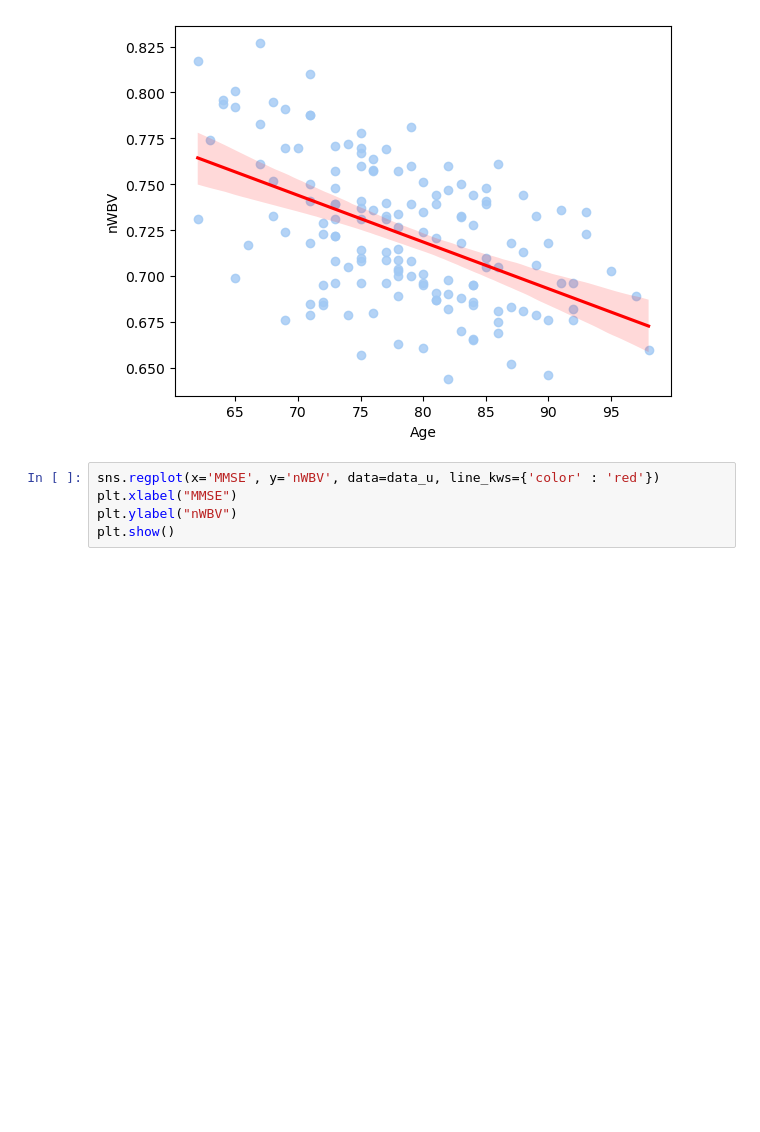
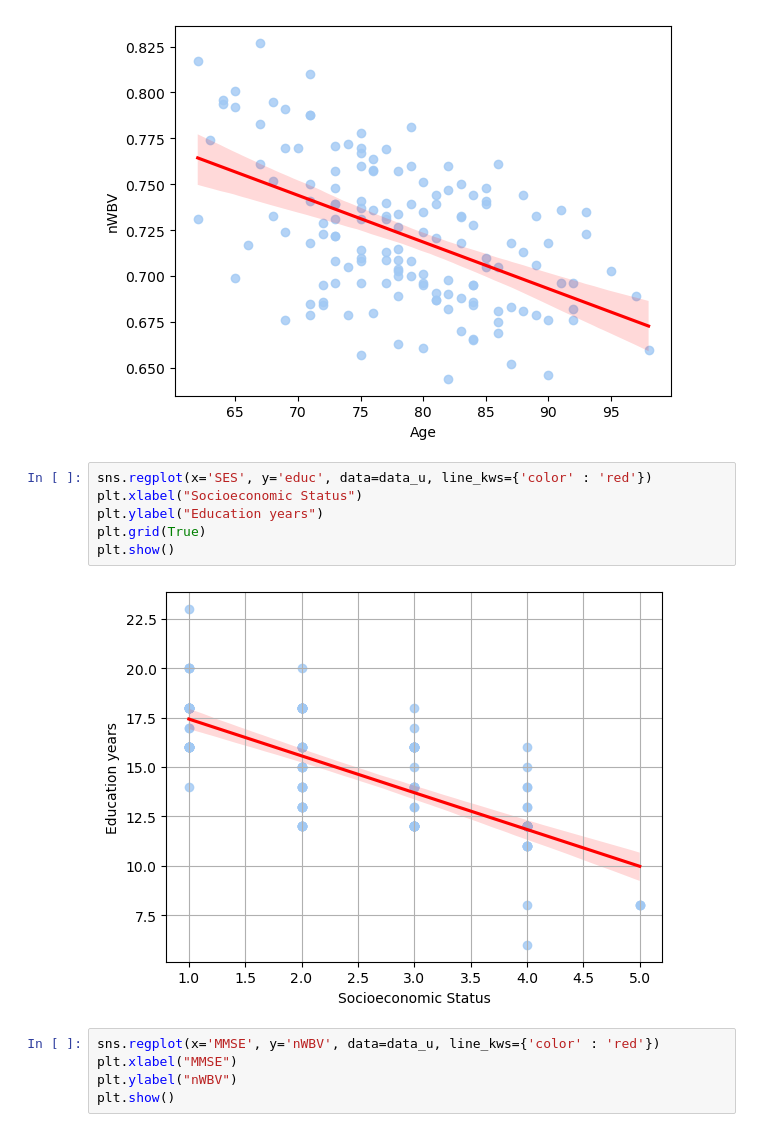
Before and after one commit to Kartmaan/alzheimer, a Jupyter notebook: alz_long.ipynb, the cells around one changed output. Drawn from its saved outputs; the diff is of its cells as text; blank space fills up the shorter version.

```diff
--- a/alz_long.ipynb
+++ b/alz_long.ipynb
@@ -338,6 +318,14 @@ plt.ylabel("nWBV")
 plt.show()
 # %% [output]
 [figure]
+# %%
+sns.regplot(x='SES', y='educ', data=data_u, line_kws={'color' : 'red'})
+plt.xlabel("Socioeconomic Status")
+plt.ylabel("Education years")
+plt.grid(True)
+plt.show()
+# %% [output]
+[figure, added]
 # %%
 sns.regplot(x='MMSE', y='nWBV', data=data_u, line_kws={'color' : 'red'})
 plt.xlabel("MMSE")
```
Also changed, not shown: parts of 2 cells of this notebook.
